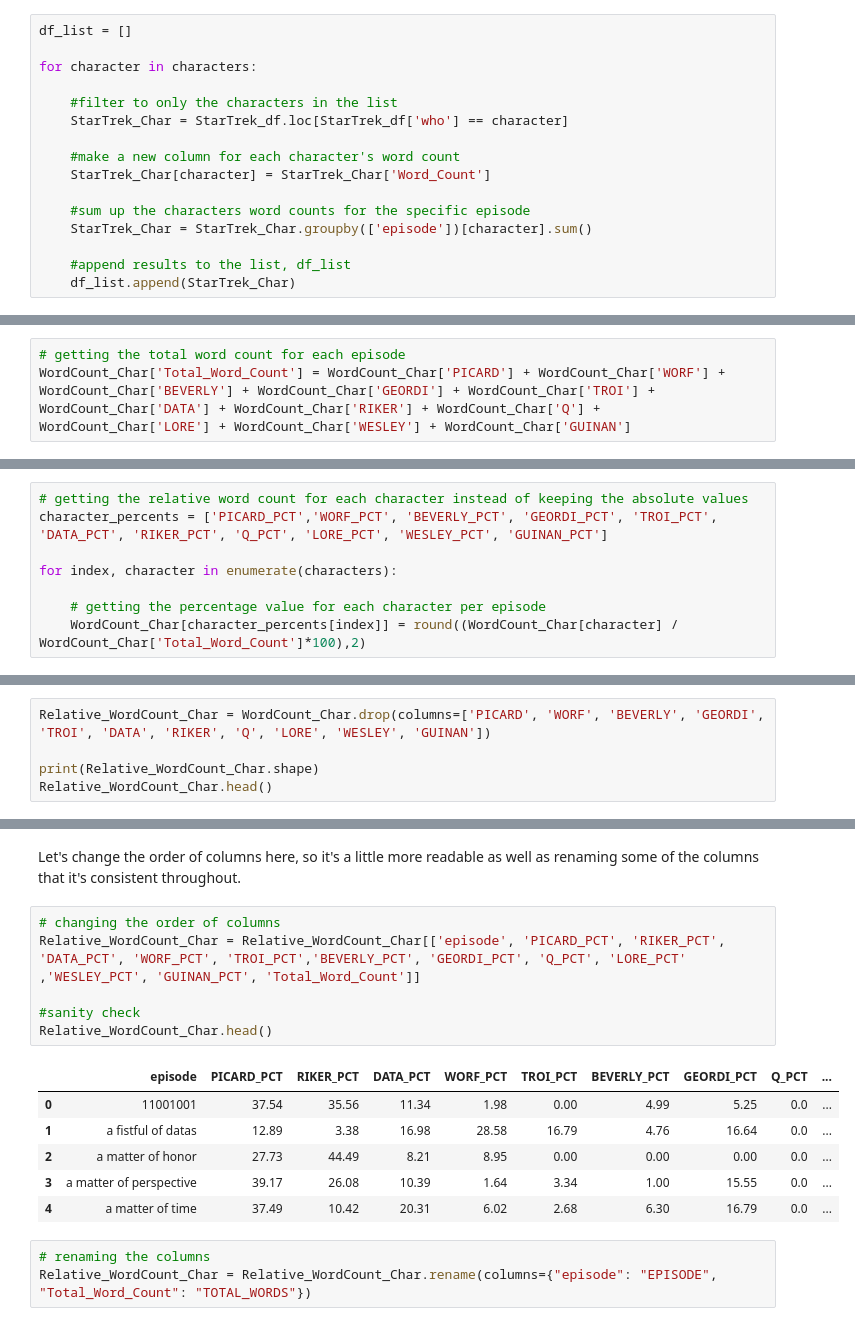
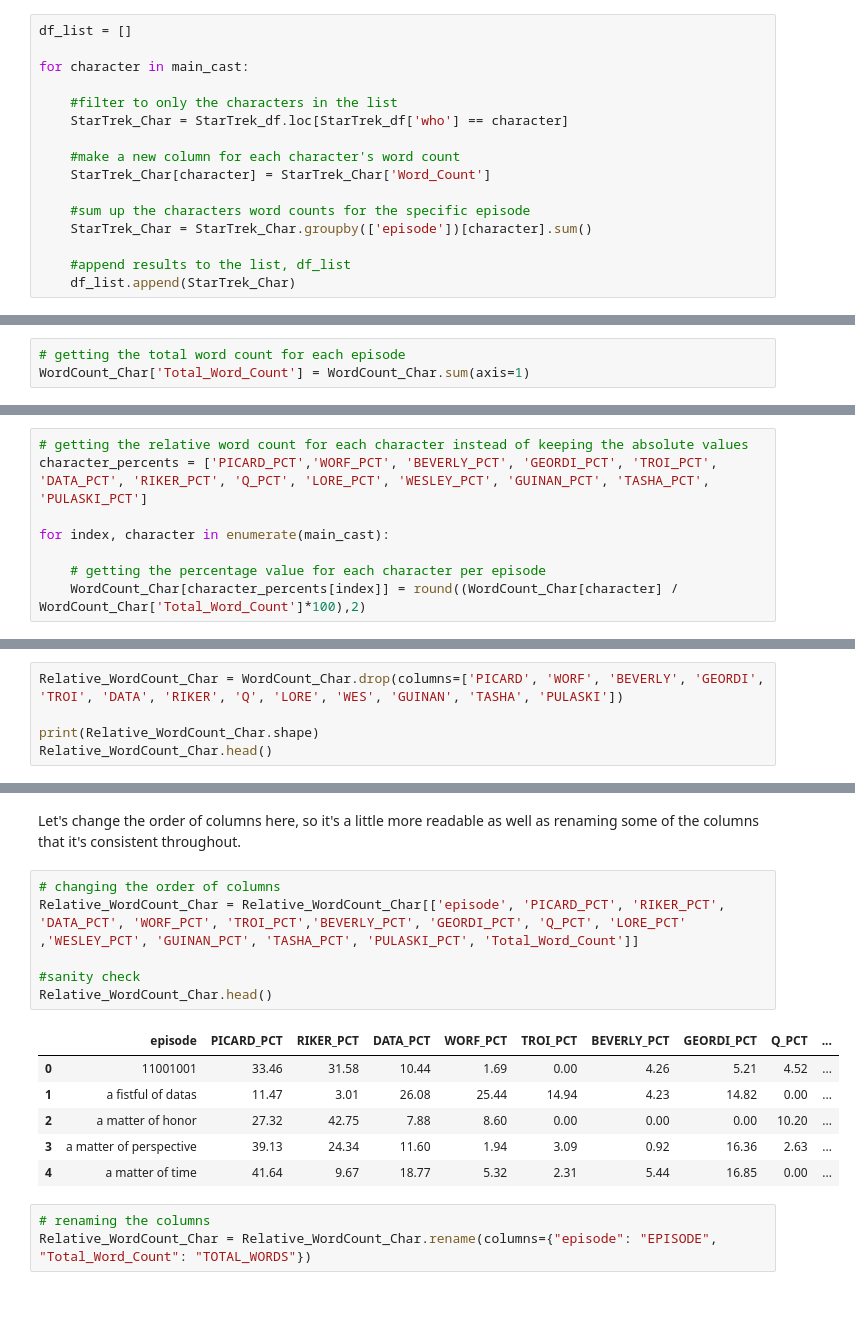
Before and after one commit to KatyaZeross/TrekPredict, a Jupyter notebook: Part1_StarTrek_CleaningEDA.ipynb, the cells around one changed output, grey strips where cells are left out. Cells and saved outputs as stored; diff of their text form.

```diff
--- a/Part1_StarTrek_CleaningEDA.ipynb
+++ b/Part1_StarTrek_CleaningEDA.ipynb
@@ -705,7 +841,7 @@ Now that we've created our list of characters, we're creating a loop where:
 # %%
 df_list = []
 
-for character in characters:
+for character in main_cast:
 
     #filter to only the characters in the list
     StarTrek_Char = StarTrek_df.loc[StarTrek_df['who'] == character]
@@ -838,7 +978,7 @@ dtype: float64
 With our index correct now, we can continue with some more feature engineering. We can see that each column has the total words per character, but we don't have a total words for the whole roster. So, we'll created a `Total_Word_Count` column that adds up all the characters that we have.
 # %%
 # getting the total word count for each episode
-WordCount_Char['Total_Word_Count'] = WordCount_Char['PICARD'] + WordCount_Char['WORF'] + WordCount_Char['BEVERLY'] + WordCount_Char['GEORDI'] + WordCount_Char['TROI'] + WordCount_Char['DATA'] + WordCount_Char['RIKER'] + WordCount_Char['Q'] + WordCount_Char['LORE'] + WordCount_Char['WESLEY'] + WordCount_Char['GUINAN']
+WordCount_Char['Total_Word_Count'] = WordCount_Char.sum(axis=1)
 # %%
 # sanity check
 WordCount_Char.sample(10)
@@ -864,9 +1004,9 @@ Success. However, having numerical values doesn't correctly portray the signific
 In order to mitigate this, we'll convert the values into percentages, or more specifically, relative total word count. Our next steps are going to be creating a new group of columns specifically for the percentage values, and then drop the previous version (the total number). What we'll have left is just percentage values, and the total word count for reference.
 # %%
 # getting the relative word count for each character instead of keeping the absolute values
-character_percents = ['PICARD_PCT','WORF_PCT', 'BEVERLY_PCT', 'GEORDI_PCT', 'TROI_PCT',  'DATA_PCT', 'RIKER_PCT', 'Q_PCT', 'LORE_PCT', 'WESLEY_PCT', 'GUINAN_PCT']
+character_percents = ['PICARD_PCT','WORF_PCT', 'BEVERLY_PCT', 'GEORDI_PCT', 'TROI_PCT',  'DATA_PCT', 'RIKER_PCT', 'Q_PCT', 'LORE_PCT', 'WESLEY_PCT', 'GUINAN_PCT', 'TASHA_PCT', 'PULASKI_PCT']
 
-for index, character in enumerate(characters):
+for index, character in enumerate(main_cast):
 
     # getting the percentage value for each character per episode
     WordCount_Char[character_percents[index]] = round((WordCount_Char[character] / WordCount_Char['Total_Word_Count']*100),2)
@@ -886,7 +1026,7 @@ WordCount_Char.head()
 
 We've successfully created our columns with the percentage values, let's redefine this dataframe by dropping the absolute word counts from it.
 # %%
-Relative_WordCount_Char = WordCount_Char.drop(columns=['PICARD', 'WORF', 'BEVERLY', 'GEORDI', 'TROI', 'DATA', 'RIKER', 'Q', 'LORE', 'WESLEY', 'GUINAN'])
+Relative_WordCount_Char = WordCount_Char.drop(columns=['PICARD', 'WORF', 'BEVERLY', 'GEORDI', 'TROI', 'DATA', 'RIKER', 'Q', 'LORE', 'WES', 'GUINAN', 'TASHA', 'PULASKI'])
 
 print(Relative_WordCount_Char.shape)
 Relative_WordCount_Char.head()
@@ -902,17 +1042,17 @@ Relative_WordCount_Char.head()
 Let's change the order of columns here, so it's a little more readable as well as renaming some of the columns that it's consistent throughout.
 # %%
 # changing the order of columns
-Relative_WordCount_Char = Relative_WordCount_Char[['episode', 'PICARD_PCT', 'RIKER_PCT', 'DATA_PCT', 'WORF_PCT', 'TROI_PCT','BEVERLY_PCT', 'GEORDI_PCT', 'Q_PCT', 'LORE_PCT' ,'WESLEY_PCT', 'GUINAN_PCT', 'Total_Word_Count']]
+Relative_WordCount_Char = Relative_WordCount_Char[['episode', 'PICARD_PCT', 'RIKER_PCT', 'DATA_PCT', 'WORF_PCT', 'TROI_PCT','BEVERLY_PCT', 'GEORDI_PCT', 'Q_PCT', 'LORE_PCT' ,'WESLEY_PCT', 'GUINAN_PCT', 'TASHA_PCT', 'PULASKI_PCT', 'Total_Word_Count']]
 
 #sanity check
 Relative_WordCount_Char.head()
 # %% [output]
 |  | episode | PICARD_PCT | RIKER_PCT | DATA_PCT | WORF_PCT | TROI_PCT | BEVERLY_PCT | GEORDI_PCT | Q_PCT | ... |
-| 0 | 11001001 | 37.54 | 35.56 | 11.34 | 1.98 | 0.00 | 4.99 | 5.25 | 0.0 | ... |
-| 1 | a fistful of datas | 12.89 | 3.38 | 16.98 | 28.58 | 16.79 | 4.76 | 16.64 | 0.0 | ... |
-| 2 | a matter of honor | 27.73 | 44.49 | 8.21 | 8.95 | 0.00 | 0.00 | 0.00 | 0.0 | ... |
-| 3 | a matter of perspective | 39.17 | 26.08 | 10.39 | 1.64 | 3.34 | 1.00 | 15.55 | 0.0 | ... |
-| 4 | a matter of time | 37.49 | 10.42 | 20.31 | 6.02 | 2.68 | 6.30 | 16.79 | 0.0 | ... |
+| 0 | 11001001 | 33.46 | 31.58 | 10.44 | 1.69 | 0.00 | 4.26 | 5.21 | 4.52 | ... |
+| 1 | a fistful of datas | 11.47 | 3.01 | 26.08 | 25.44 | 14.94 | 4.23 | 14.82 | 0.00 | ... |
+| 2 | a matter of honor | 27.32 | 42.75 | 7.88 | 8.60 | 0.00 | 0.00 | 0.00 | 10.20 | ... |
+| 3 | a matter of perspective | 39.13 | 24.34 | 11.60 | 1.94 | 3.09 | 0.92 | 16.36 | 2.63 | ... |
+| 4 | a matter of time | 41.64 | 9.67 | 18.77 | 5.32 | 2.31 | 5.44 | 16.85 | 0.00 | ... |
 # %%
 # renaming the columns
 Relative_WordCount_Char = Relative_WordCount_Char.rename(columns={"episode": "EPISODE", "Total_Word_Count": "TOTAL_WORDS"})
```
Also changed, not shown: parts of 47 cells of this notebook, 10 other files.
